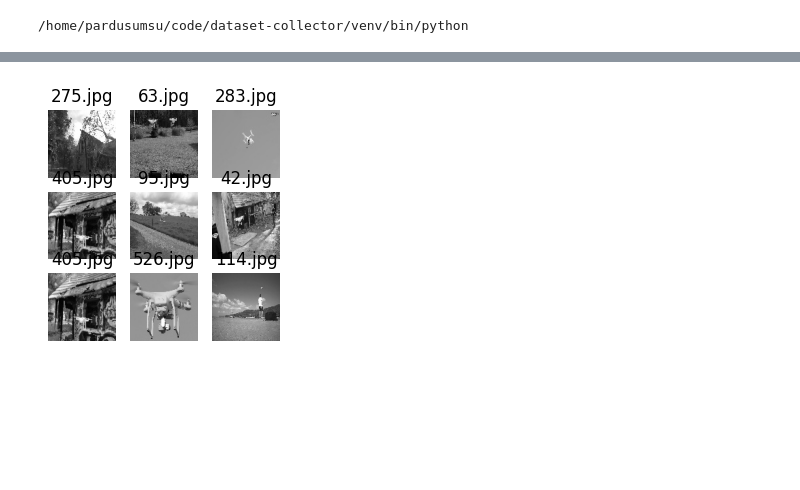
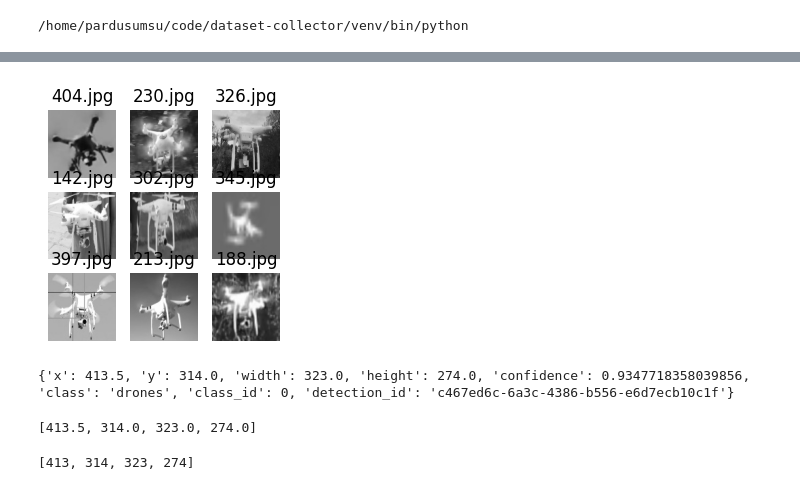
Before and after one commit to hashus42/dataset-collector, a Jupyter notebook: dataset-loader.ipynb, the cells around one changed output, grey strips where cells are left out. Drawn from its saved outputs; the diff is of its cells as text; code cells hidden in the pictures; blank space fills up the shorter version.

```diff
--- a/dataset-loader.ipynb
+++ b/dataset-loader.ipynb
@@ -82,6 +63,6 @@ def show_rand_imgs(path, figsize):
         plt.title(paths[num].split('/')[-1])
         plt.axis('off')
 # %%
-show_rand_imgs("datasets/kaggle-drone/pos_images", (3, 3))
+show_rand_imgs("pos_images", (3, 3))
 # %% [output]
-[figure, old version]
+[figure, new version]
@@ -87,0 +78,14 @@ show_rand_imgs("datasets/kaggle-drone/pos_images", (3, 3))
+# %%
+print(result["predictions"][0])
+# %% [output]
+{'x': 413.5, 'y': 314.0, 'width': 323.0, 'height': 274.0, 'confidence': 0.9347718358039856, 'class': 'drones', 'class_id': 0, 'detection_id': 'c467ed6c-6a3c-4386-b556-e6d7ecb10c1f'}
+# %%
+print(list(result["predictions"][0].values())[:4])
+# %% [output]
+[413.5, 314.0, 323.0, 274.0]
+# %%
+drawBox = list(result["predictions"][0].values())[:4]
+drawBox = [int(i) for i in drawBox]
+print(drawBox)
+# %% [output]
+[413, 314, 323, 274]
```
Also changed, not shown: parts of 3 cells of this notebook, 3 other files.
